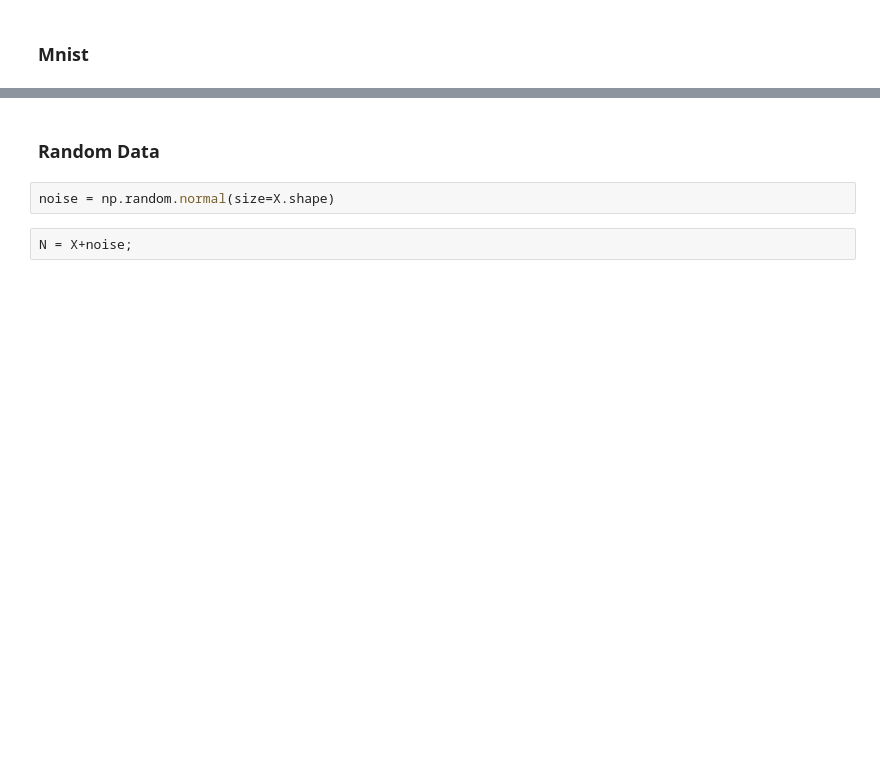
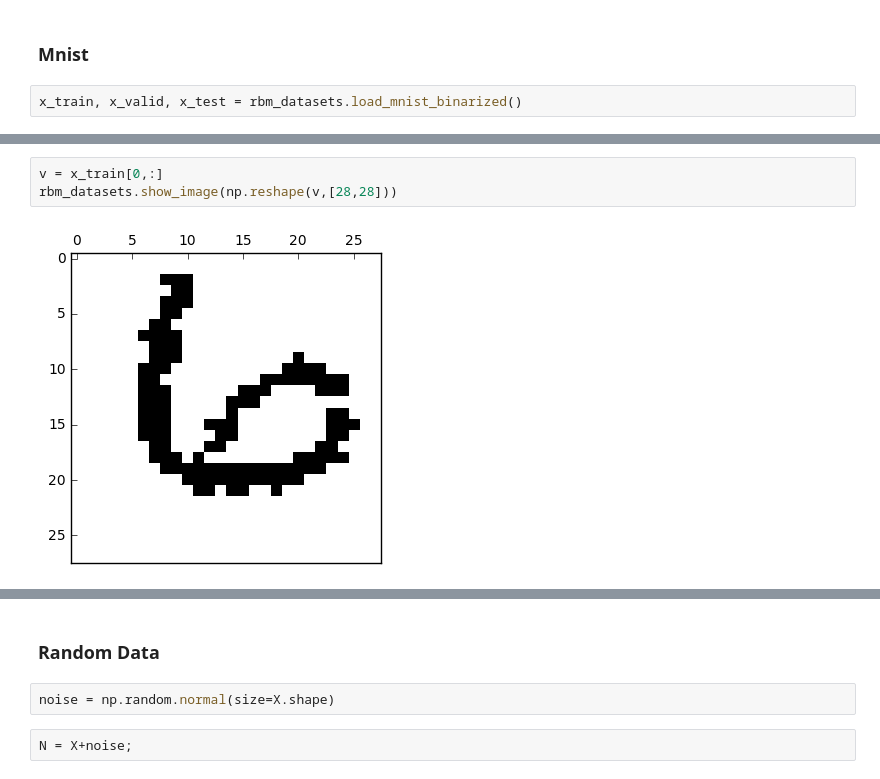
Before and after one commit to charlesmartin14/emf-rbm, a Jupyter notebook: EMF_RBM_Energy_Landscapes.ipynb, the cells around one changed output, grey strips where cells are left out. Saved outputs shown, nothing was run; the diff lists cells and outputs as text; blank space fills up the shorter version.

```diff
--- a/EMF_RBM_Energy_Landscapes.ipynb
+++ b/EMF_RBM_Energy_Landscapes.ipynb
@@ -140,2 +121,4 @@ plt.plot(np.array(rbm.free_energies), rbm.entropies)
 # %% [markdown]
 ### Mnist
+# %%
+x_train, x_valid, x_test = rbm_datasets.load_mnist_binarized()
@@ -141,0 +129,5 @@ plt.plot(np.array(rbm.free_energies), rbm.entropies)
+# %%
+v = x_train[0,:]
+rbm_datasets.show_image(np.reshape(v,[28,28]))
+# %% [output]
+[figure, added]
```
Also changed, not shown: parts of 5 cells of this notebook.
